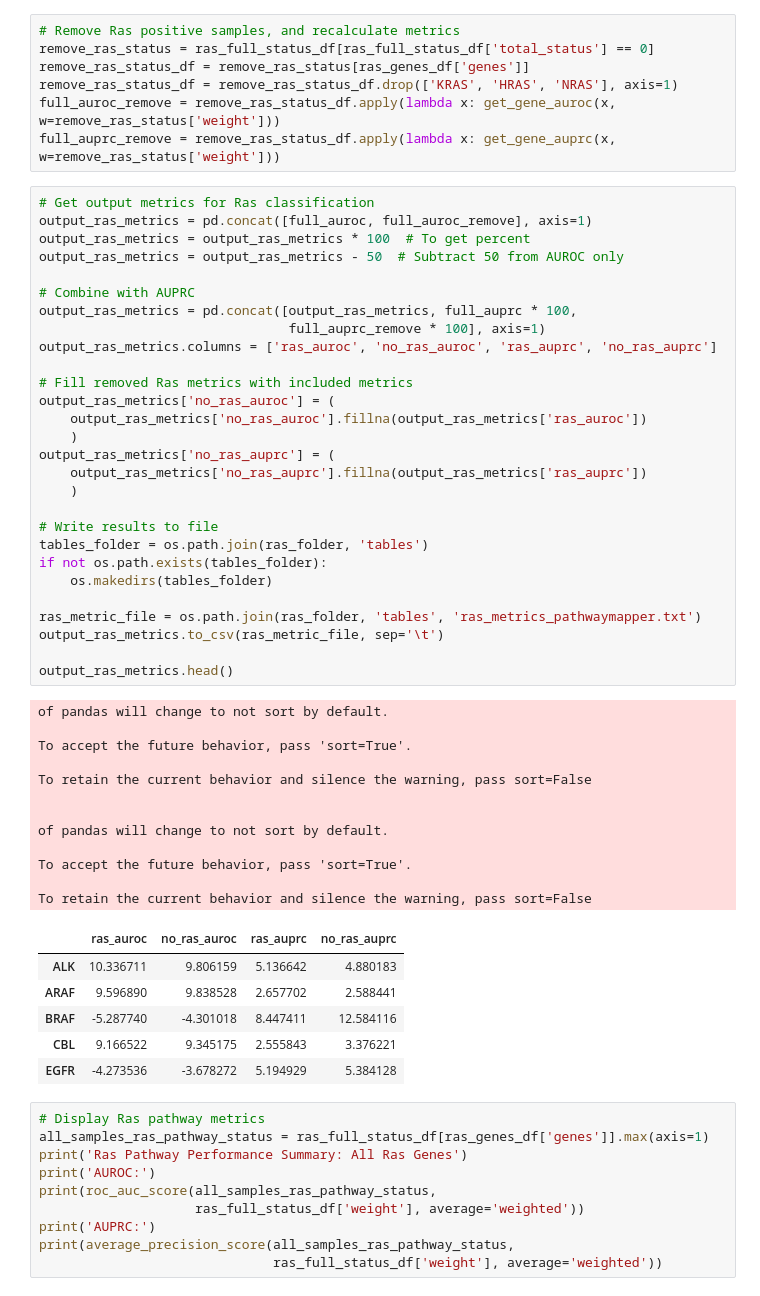
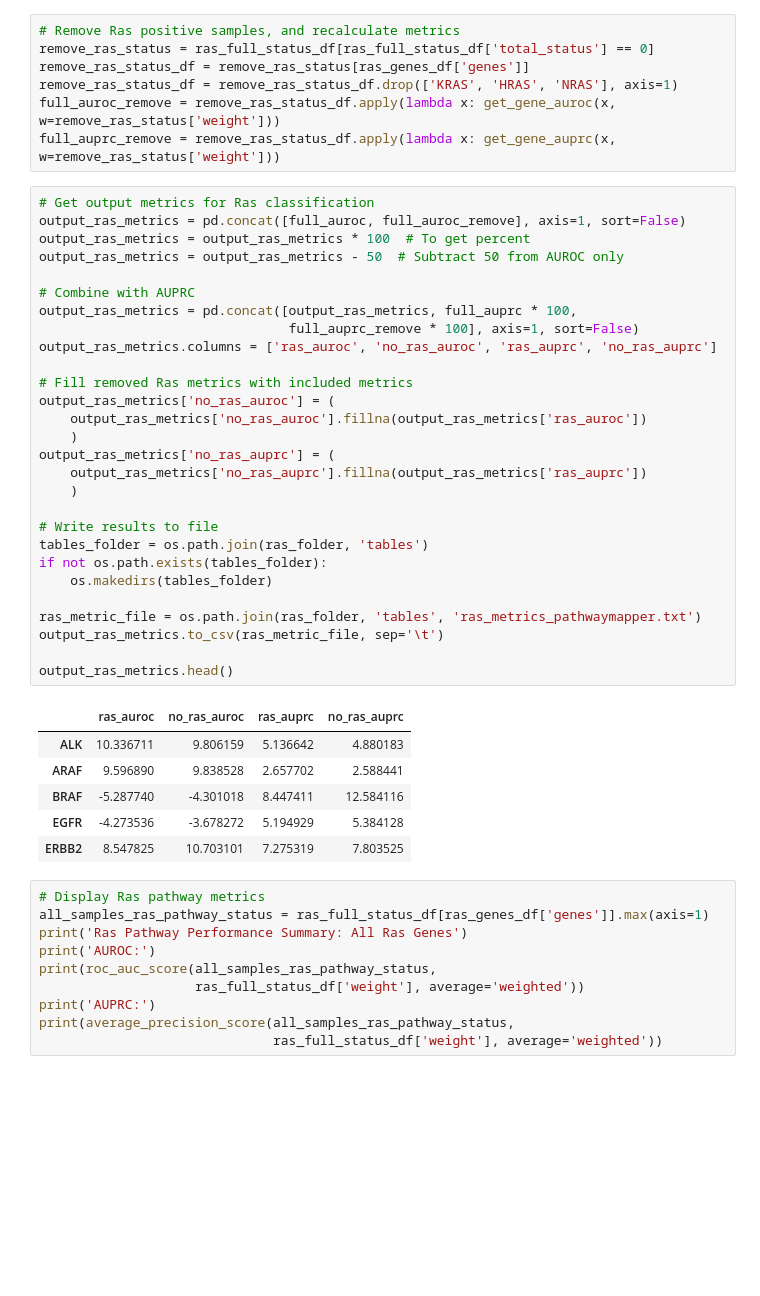
Before and after one commit to greenelab/pancancer, a Jupyter notebook: scripts/alternative_genes_pathwaymapper.ipynb, the cells around one changed output. Drawn from its saved outputs; the diff is of its cells as text; blank space fills up the shorter version.

```diff
--- a/scripts/alternative_genes_pathwaymapper.ipynb
+++ b/scripts/alternative_genes_pathwaymapper.ipynb
@@ -108,51 +108,39 @@ full_auroc_remove = remove_ras_status_df.apply(lambda x: get_gene_auroc(x, w=rem
 full_auprc_remove = remove_ras_status_df.apply(lambda x: get_gene_auprc(x, w=remove_ras_status['weight']))
 # %%
 # Get output metrics for Ras classification
-output_ras_metrics = pd.concat([full_auroc, full_auroc_remove], axis=1)
+output_ras_metrics = pd.concat([full_auroc, full_auroc_remove], axis=1, sort=False)
 output_ras_metrics = output_ras_metrics * 100  # To get percent
 output_ras_metrics = output_ras_metrics - 50  # Subtract 50 from AUROC only
 
 # Combine with AUPRC
 output_ras_metrics = pd.concat([output_ras_metrics, full_auprc * 100,
-                                full_auprc_remove * 100], axis=1)
+                                full_auprc_remove * 100], axis=1, sort=False)
 output_ras_metrics.columns = ['ras_auroc', 'no_ras_auroc', 'ras_auprc', 'no_ras_auprc']
 
 # Fill removed Ras metrics with included metrics
 output_ras_metrics['no_ras_auroc'] = (
     output_ras_metrics['no_ras_auroc'].fillna(output_ras_metrics['ras_auroc'])
     )
 output_ras_metrics['no_ras_auprc'] = (
     output_ras_metrics['no_ras_auprc'].fillna(output_ras_metrics['ras_auprc'])
     )
 
 # Write results to file
 tables_folder = os.path.join(ras_folder, 'tables')
 if not os.path.exists(tables_folder):
     os.makedirs(tables_folder)
 
 ras_metric_file = os.path.join(ras_folder, 'tables', 'ras_metrics_pathwaymapper.txt')
 output_ras_metrics.to_csv(ras_metric_file, sep='\t')
 
 output_ras_metrics.head()
 # %% [output]
-of pandas will change to not sort by default.
-
-To accept the future behavior, pass 'sort=True'.
-
-To retain the current behavior and silence the warning, pass sort=False
-
-
-of pandas will change to not sort by default.
-
-To accept the future behavior, pass 'sort=True'.
-
-To retain the current behavior and silence the warning, pass sort=False
 |  | ras_auroc | no_ras_auroc | ras_auprc | no_ras_auprc |
 | ALK | 10.336711 | 9.806159 | 5.136642 | 4.880183 |
 | ARAF | 9.596890 | 9.838528 | 2.657702 | 2.588441 |
 | BRAF | -5.287740 | -4.301018 | 8.447411 | 12.584116 |
-| CBL | 9.166522 | 9.345175 | 2.555843 | 3.376221 |
 | EGFR | -4.273536 | -3.678272 | 5.194929 | 5.384128 |
+| ERBB2 | 8.547825 | 10.703101 | 7.275319 | 7.803525 |
 # %%
 # Display Ras pathway metrics
 all_samples_ras_pathway_status = ras_full_status_df[ras_genes_df['genes']].max(axis=1)
```
Also changed, not shown: parts of 3 cells of this notebook, 6 other files.
